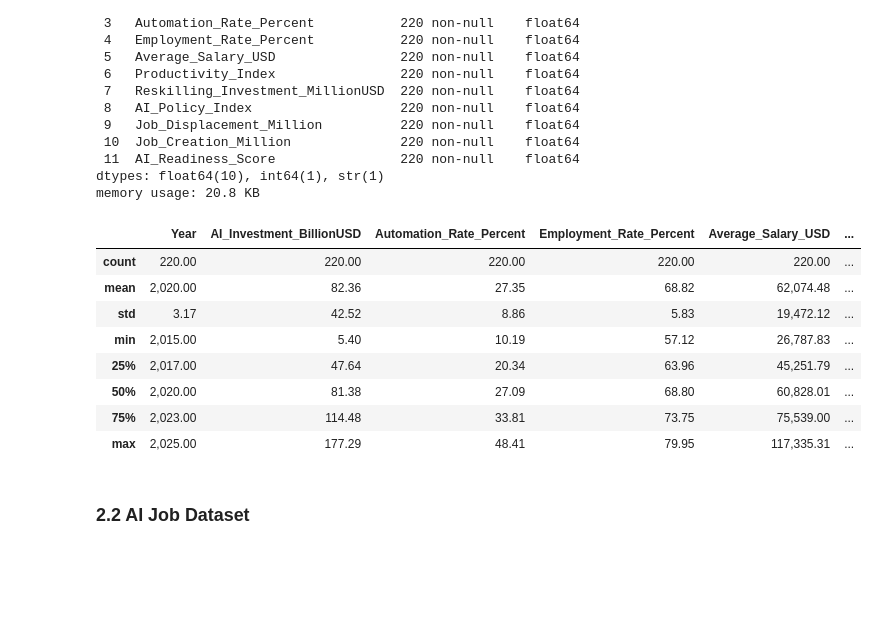
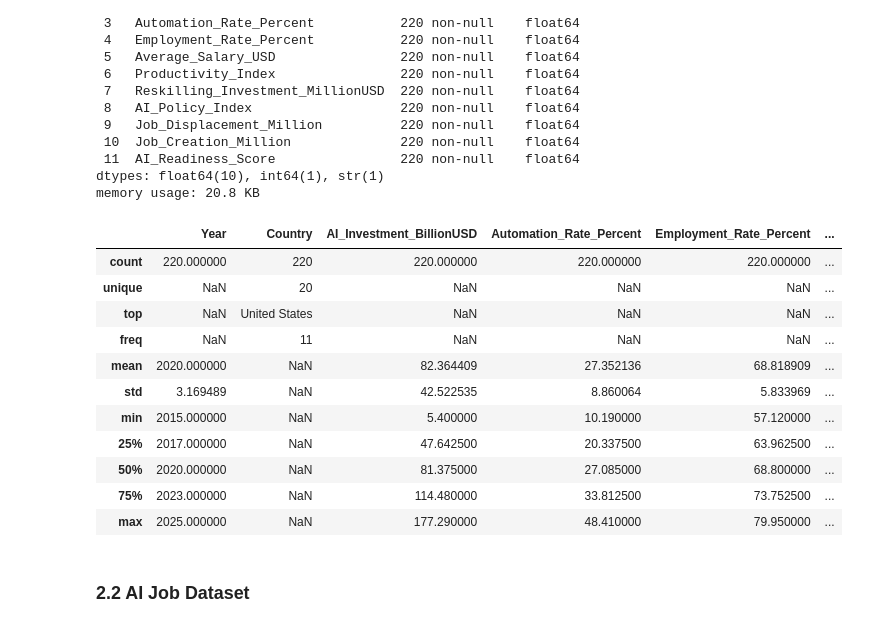
Before and after one commit to tabbba/Data-Visualization-, a Jupyter notebook: data_cleaning.ipynb, the cells around one changed output. Saved outputs shown, nothing was run; the diff lists cells and outputs as text; code cells hidden in the pictures; blank space fills up the shorter version.

```diff
--- a/data_cleaning.ipynb
+++ b/data_cleaning.ipynb
@@ -67,17 +67,20 @@ Data columns (total 12 columns):
 dtypes: float64(10), int64(1), str(1)
 memory usage: 20.8 KB
 # %%
-df_workforce.describe()
+df_workforce.describe(include='all')
 # %% [output]
-|  | Year | AI_Investment_BillionUSD | Automation_Rate_Percent | Employment_Rate_Percent | Average_Salary_USD | ... |
-| count | 220.00 | 220.00 | 220.00 | 220.00 | 220.00 | ... |
-| mean | 2,020.00 | 82.36 | 27.35 | 68.82 | 62,074.48 | ... |
-| std | 3.17 | 42.52 | 8.86 | 5.83 | 19,472.12 | ... |
-| min | 2,015.00 | 5.40 | 10.19 | 57.12 | 26,787.83 | ... |
-| 25% | 2,017.00 | 47.64 | 20.34 | 63.96 | 45,251.79 | ... |
-| 50% | 2,020.00 | 81.38 | 27.09 | 68.80 | 60,828.01 | ... |
-| 75% | 2,023.00 | 114.48 | 33.81 | 73.75 | 75,539.00 | ... |
-| max | 2,025.00 | 177.29 | 48.41 | 79.95 | 117,335.31 | ... |
+|  | Year | Country | AI_Investment_BillionUSD | Automation_Rate_Percent | Employment_Rate_Percent | ... |
+| count | 220.000000 | 220 | 220.000000 | 220.000000 | 220.000000 | ... |
+| unique | NaN | 20 | NaN | NaN | NaN | ... |
+| top | NaN | United States | NaN | NaN | NaN | ... |
+| freq | NaN | 11 | NaN | NaN | NaN | ... |
+| mean | 2020.000000 | NaN | 82.364409 | 27.352136 | 68.818909 | ... |
+| std | 3.169489 | NaN | 42.522535 | 8.860064 | 5.833969 | ... |
+| min | 2015.000000 | NaN | 5.400000 | 10.190000 | 57.120000 | ... |
+| 25% | 2017.000000 | NaN | 47.642500 | 20.337500 | 63.962500 | ... |
+| 50% | 2020.000000 | NaN | 81.375000 | 27.085000 | 68.800000 | ... |
+| 75% | 2023.000000 | NaN | 114.480000 | 33.812500 | 73.752500 | ... |
+| max | 2025.000000 | NaN | 177.290000 | 48.410000 | 79.950000 | ... |
 # %% [markdown]
 ### 2.2 AI Job Dataset
 # %%
```
Also changed, not shown: parts of 11 cells of this notebook.
